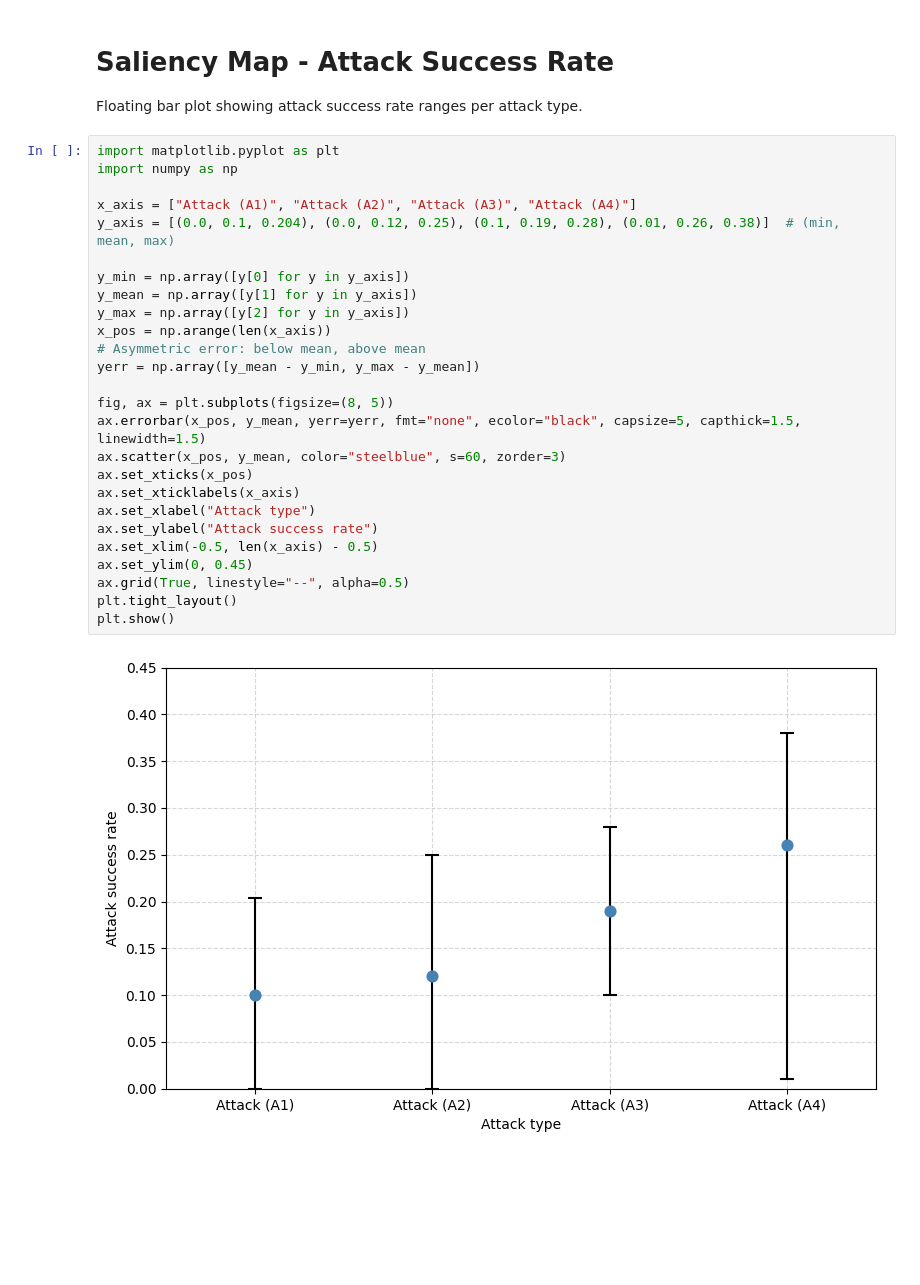
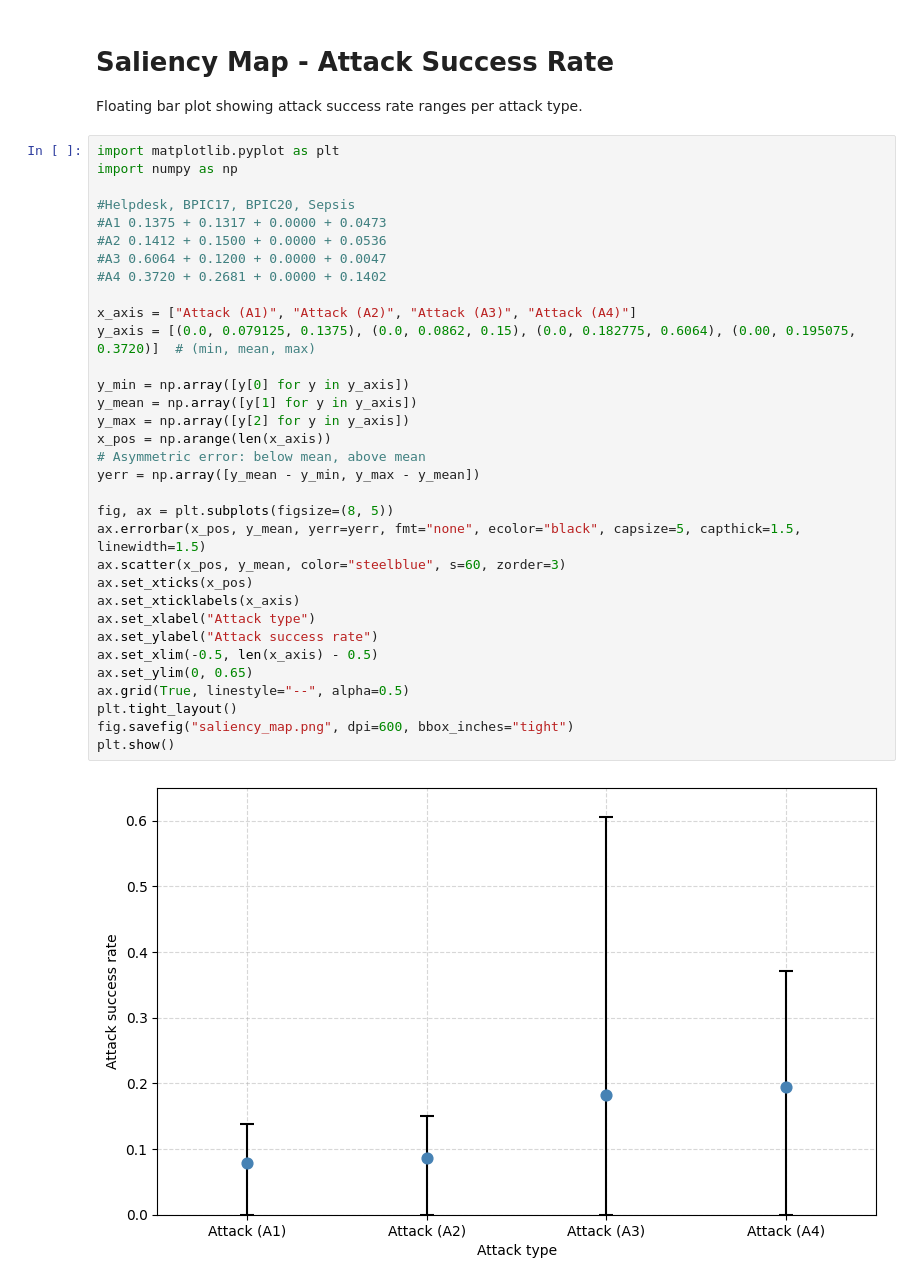
Before and after one commit to Leon209/Robustness-in-suffix-prediction, a Jupyter notebook: robustness/evaluator/salency_map.ipynb, the cells around one changed output. Saved outputs shown, nothing was run; the diff lists cells and outputs as text; blank space fills up the shorter version.

```diff
--- a/robustness/evaluator/salency_map.ipynb
+++ b/robustness/evaluator/salency_map.ipynb
@@ -5,28 +5,35 @@ Floating bar plot showing attack success rate ranges per attack type.
 # %%
 import matplotlib.pyplot as plt
 import numpy as np
 
+#Helpdesk, BPIC17, BPIC20, Sepsis
+#A1 0.1375 + 0.1317 + 0.0000 + 0.0473
+#A2 0.1412 + 0.1500 + 0.0000 + 0.0536
+#A3 0.6064 + 0.1200 + 0.0000 + 0.0047
+#A4 0.3720 + 0.2681 + 0.0000 + 0.1402
+
 x_axis = ["Attack (A1)", "Attack (A2)", "Attack (A3)", "Attack (A4)"]
-y_axis = [(0.0, 0.1, 0.204), (0.0, 0.12, 0.25), (0.1, 0.19, 0.28), (0.01, 0.26, 0.38)]  # (min, mean, max)
+y_axis = [(0.0, 0.079125, 0.1375), (0.0, 0.0862, 0.15), (0.0, 0.182775, 0.6064), (0.00, 0.195075, 0.3720)]  # (min, mean, max)
 
 y_min = np.array([y[0] for y in y_axis])
 y_mean = np.array([y[1] for y in y_axis])
 y_max = np.array([y[2] for y in y_axis])
 x_pos = np.arange(len(x_axis))
 # Asymmetric error: below mean, above mean
 yerr = np.array([y_mean - y_min, y_max - y_mean])
 
 fig, ax = plt.subplots(figsize=(8, 5))
 ax.errorbar(x_pos, y_mean, yerr=yerr, fmt="none", ecolor="black", capsize=5, capthick=1.5, linewidth=1.5)
 ax.scatter(x_pos, y_mean, color="steelblue", s=60, zorder=3)
 ax.set_xticks(x_pos)
 ax.set_xticklabels(x_axis)
 ax.set_xlabel("Attack type")
 ax.set_ylabel("Attack success rate")
 ax.set_xlim(-0.5, len(x_axis) - 0.5)
-ax.set_ylim(0, 0.45)
+ax.set_ylim(0, 0.65)
 ax.grid(True, linestyle="--", alpha=0.5)
 plt.tight_layout()
+fig.savefig("saliency_map.png", dpi=600, bbox_inches="tight")
 plt.show()
 # %% [output]
-[figure, old version]
+[figure, new version]
```
Also changed, not shown: 9 other files.
